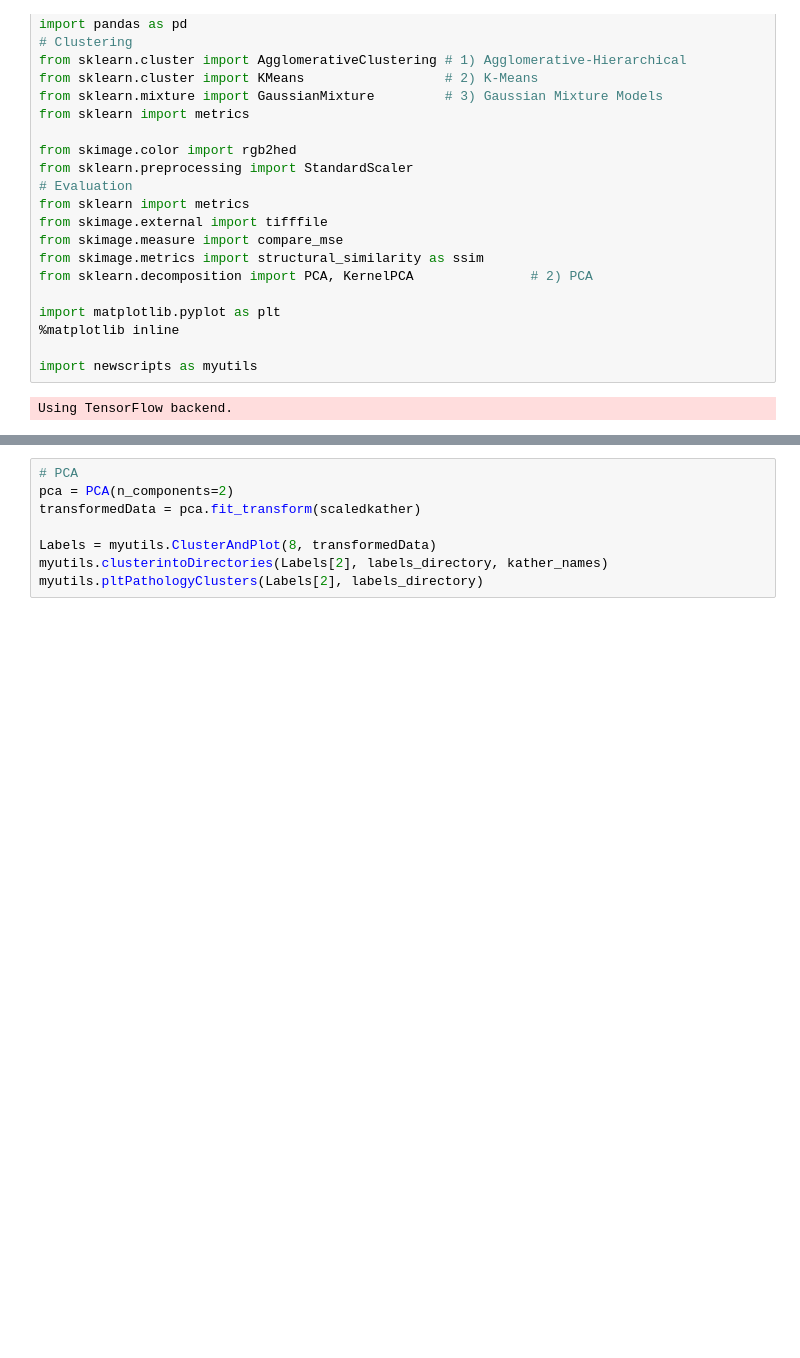
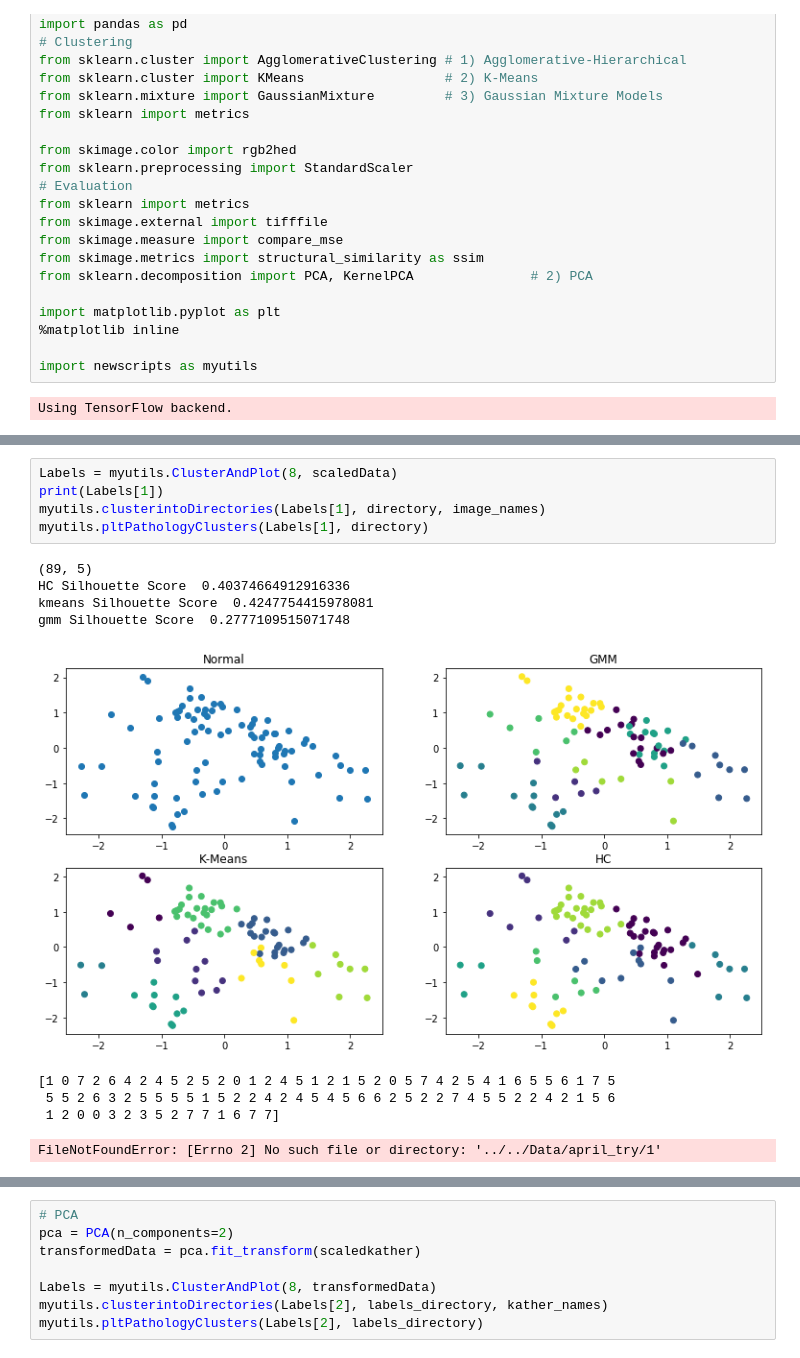
Before and after one commit to mostafaibrahim17/Whole-Image-Slides-Unsupervised-Categorization, a Jupyter notebook: Presentation/A1) Manual Features.ipynb, the cells around one changed output, grey strips where cells are left out. Drawn from its saved outputs; the diff is of its cells as text; blank space fills up the shorter version.

```diff
--- a/Presentation/A1) Manual Features.ipynb
+++ b/Presentation/A1) Manual Features.ipynb
@@ -71,3 +98,18 @@ labels_true = myutils.loadLabelsFromsubdirectoryindex(kather_names, "../../Data/
+# %%
+Labels = myutils.ClusterAndPlot(8, scaledData)
+print(Labels[1])
+myutils.clusterintoDirectories(Labels[1], directory, image_names)
+myutils.pltPathologyClusters(Labels[1], directory)
+# %% [output]
+(89, 5)
+HC Silhouette Score  0.40374664912916336
+kmeans Silhouette Score  0.4247754415978081
+gmm Silhouette Score  0.2777109515071748
+[figure, added]
+[1 0 7 2 6 4 2 4 5 2 5 2 0 1 2 4 5 1 2 1 5 2 0 5 7 4 2 5 4 1 6 5 5 6 1 7 5
+ 5 5 2 6 3 2 5 5 5 5 1 5 2 2 4 2 4 5 4 5 6 6 2 5 2 2 7 4 5 5 2 2 4 2 1 5 6
+ 1 2 0 0 3 2 3 5 2 7 7 1 6 7 7]
+FileNotFoundError: [Errno 2] No such file or directory: '../../Data/april_try/1'
 # %%
 Labels = myutils.ClusterAndPlot(8, scaledkather)
 myutils.clusterintoDirectories(Labels[1], labels_directory, kather_names)
```
Also changed, not shown: parts of 5 cells of this notebook, 20 other files.
